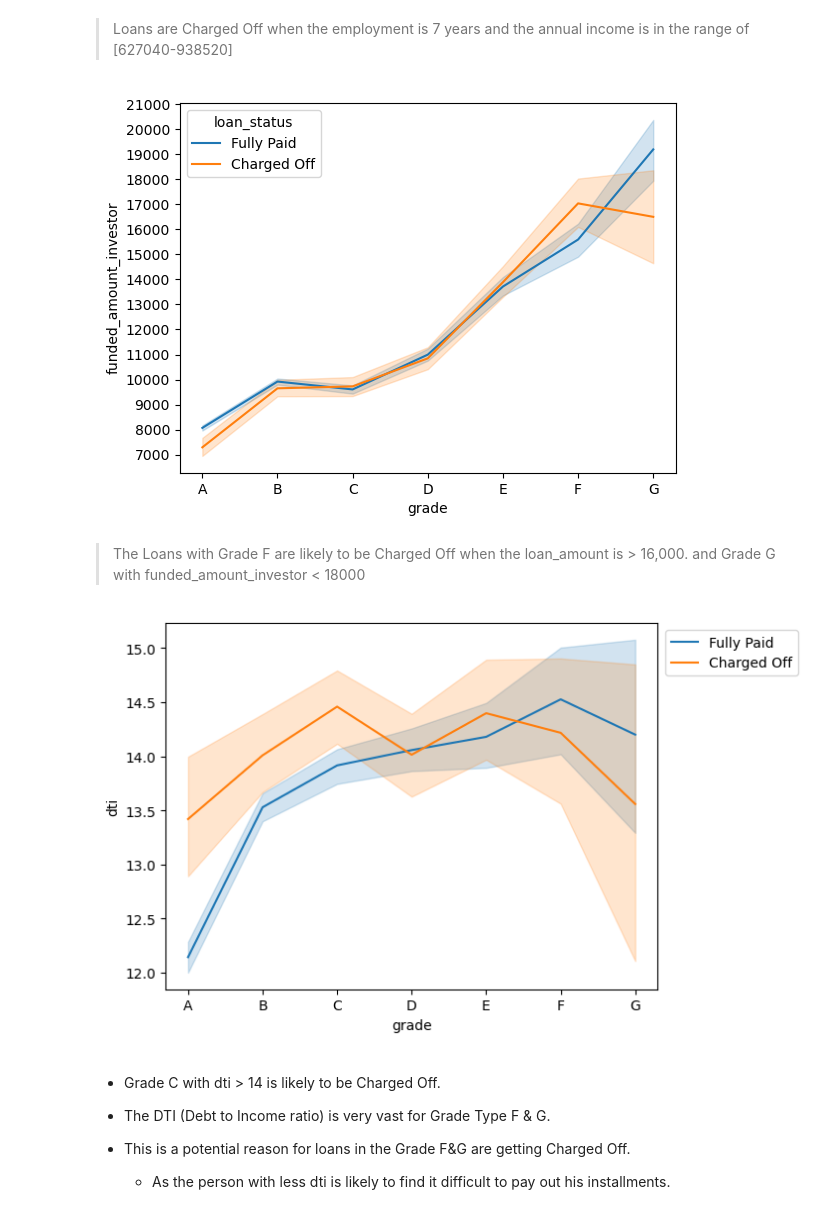
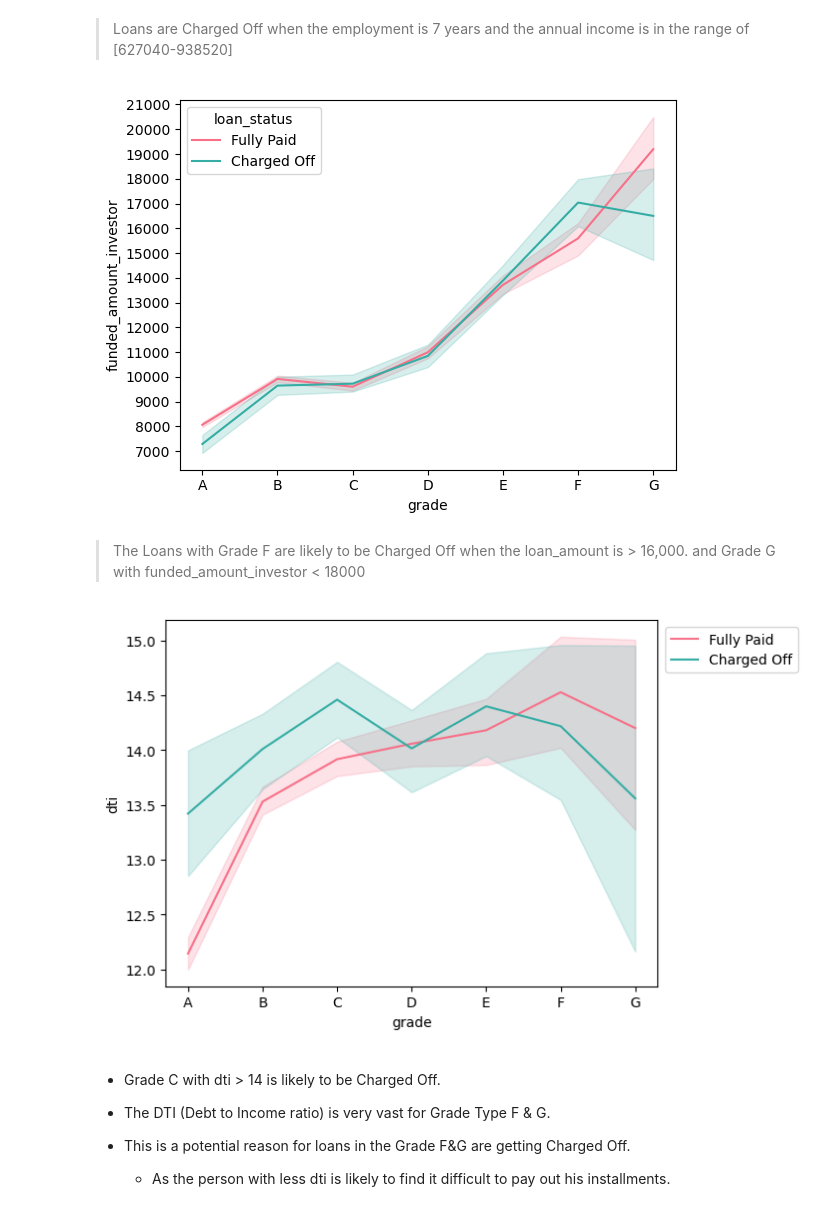
Before and after one commit to Vasista-Eranki/LendingClubCaseStudy, a Jupyter notebook: LendingClubCaseStudy.ipynb, the cells around one changed output. Saved outputs shown, nothing was run; the diff lists cells and outputs as text; code cells hidden in the pictures.

```diff
--- a/LendingClubCaseStudy.ipynb
+++ b/LendingClubCaseStudy.ipynb
@@ -697,19 +704,19 @@ plt.show()
 # %% [markdown]
 > Loans are Charged Off when the employment is 7 years and the annual income is in the range of [627040-938520]
 # %%
-sns.lineplot(data=loan.sort_values('grade'), y='funded_amount_investor', x='grade', sort=True, hue='loan_status')
+sns.lineplot(data=loan.sort_values('grade'), y='funded_amount_investor', x='grade', sort=True, hue='loan_status', palette='husl')
 plt.yticks(ticks=np.arange(7000, 22000, 1000))
 plt.show()
 # %% [output]
-[figure, old version]
+[figure, new version]
 # %% [markdown]
 > The Loans with Grade F are likely to be Charged Off when the loan_amount is > 16,000. and Grade G with funded_amount_investor < 18000
 # %%
-sns.lineplot(data=loan.sort_values('grade'), y='dti', x='grade', sort=True, hue='loan_status')
+sns.lineplot(data=loan.sort_values('grade'), y='dti', x='grade', sort=True, hue='loan_status', palette='husl')
 plt.legend(bbox_to_anchor=(1.3,1))
 plt.show()
 # %% [output]
-[figure, old version]
+[figure, new version]
 # %% [markdown]
 - Grade C with dti > 14 is likely to be Charged Off.
 
```
Also changed, not shown: parts of 13 cells of this notebook.
